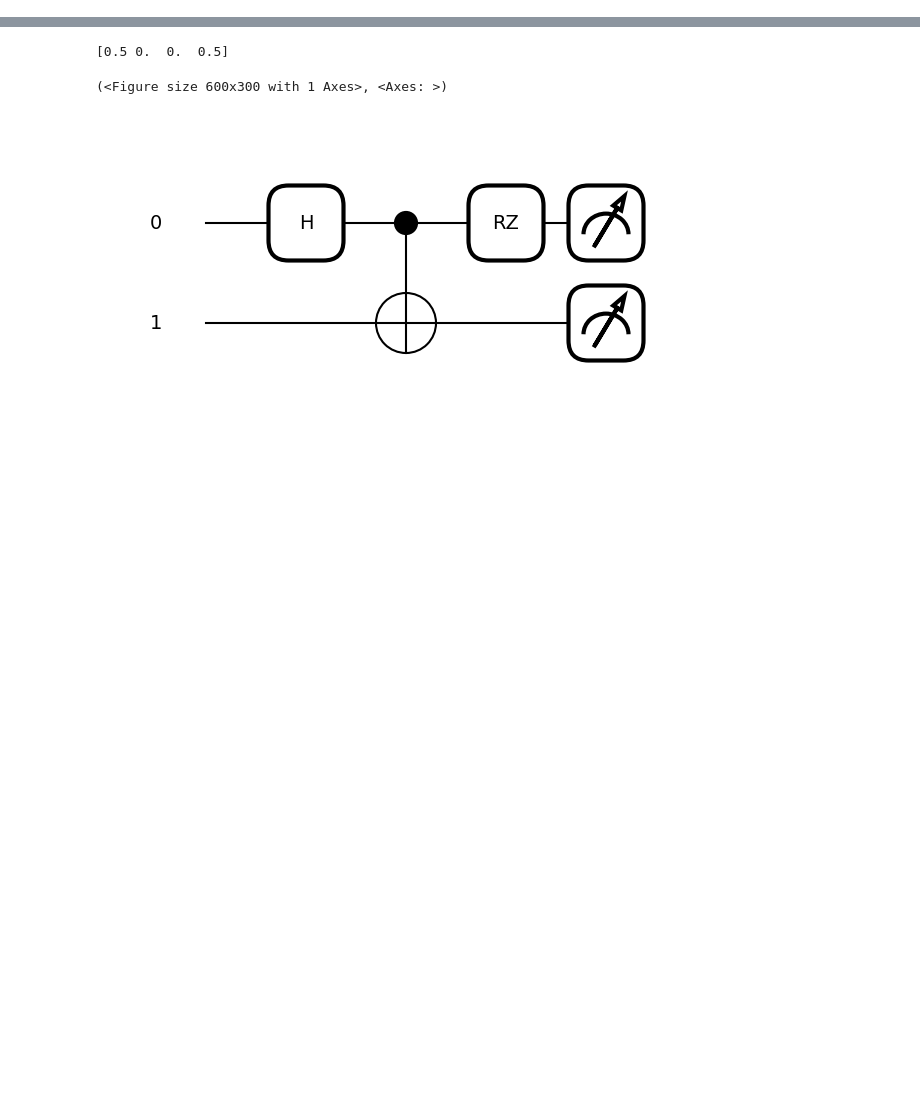
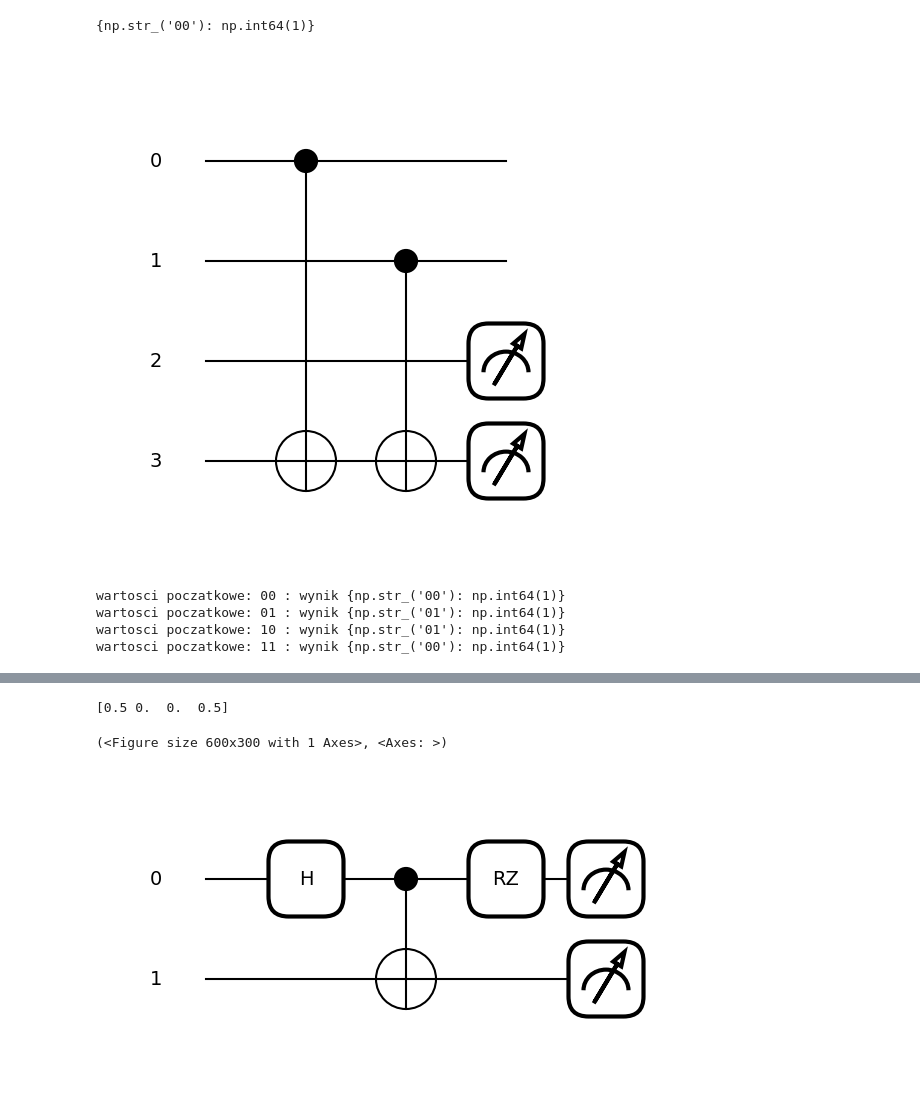
Before and after one commit to sebkaz-teaching/qml2025, a Jupyter notebook: cwiczenia/cw3.ipynb, the cells around one changed output, grey strips where cells are left out. Drawn from its saved outputs; the diff is of its cells as text; code cells hidden in the pictures; blank space fills up the shorter version.

```diff
--- a/cwiczenia/cw3.ipynb
+++ b/cwiczenia/cw3.ipynb
@@ -115,0 +189,30 @@ plot_counts_histogram(counts_zero, "Wyniki Pomiaru: Stan Początkowy $|00\\rangl
+# %%
+dev = qml.device('default.qubit', wires=4, shots=1)
+
+@qml.qnode(dev)
+def qc(input='00'):
+    if input[0]=='1':
+        qml.X(wires=0)
+    if input[1]=='1':
+        qml.X(wires=1)
+    qml.CNOT(wires=[0,3])
+    qml.CNOT(wires=[1,3])
+    #return qml.state()
+    return qml.counts(wires=[2,3])
+
+qc()
+# %% [output]
+{np.str_('00'): np.int64(1)}
+# %%
+fig, ax = qml.draw_mpl(qc)()
+plt.show()
+# %% [output]
+[figure, added]
+# %%
+for input in ['00','01','10','11']:
+    print(f"wartosci poczatkowe: {input} : wynik {qc(input)}")
+# %% [output]
+wartosci poczatkowe: 00 : wynik {np.str_('00'): np.int64(1)}
+wartosci poczatkowe: 01 : wynik {np.str_('01'): np.int64(1)}
+wartosci poczatkowe: 10 : wynik {np.str_('01'): np.int64(1)}
+wartosci poczatkowe: 11 : wynik {np.str_('00'): np.int64(1)}
```
Also changed, not shown: parts of 26 cells of this notebook, 1 other file.
